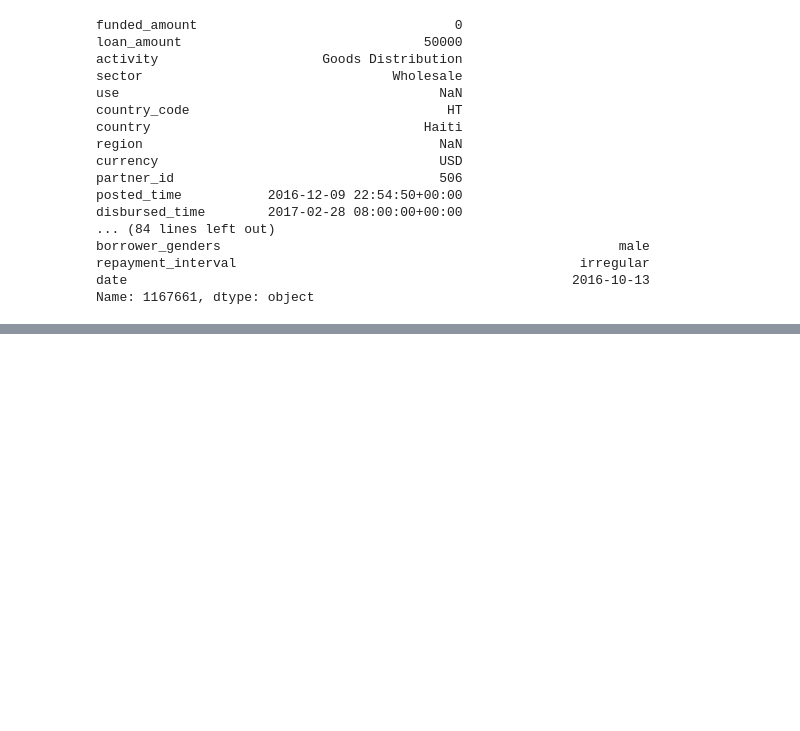
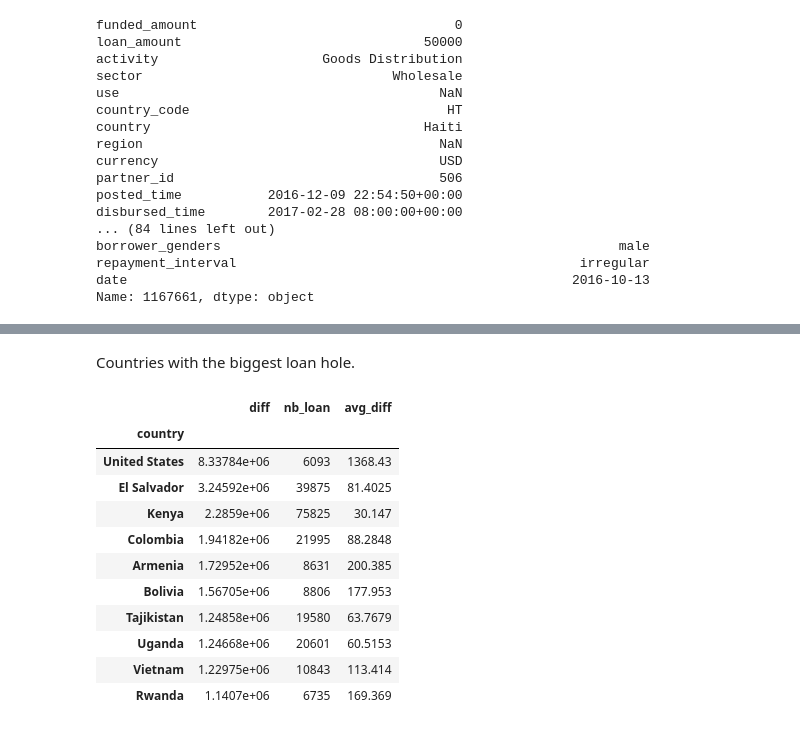
Before and after one commit to mvonwyl/02-kiva, a Jupyter notebook: 00 Kiva dataset exploration.ipynb, the cells around one changed output, grey strips where cells are left out. Cells and saved outputs as stored; diff of their text form; code cells hidden in the pictures; blank space fills up the shorter version.

```diff
--- a/00 Kiva dataset exploration.ipynb
+++ b/00 Kiva dataset exploration.ipynb
@@ -112,0 +111,5 @@ Let's see some statistics on these losses (mean, variance, distribution per coun
+# %%
+for country in kldf["country"].unique():
+    if country not in kldf[mask]["country"].unique():
+        nb_loan = np.sum(kldf["country"] == country)
+        print("{} has {}".format(country,nb_loan))
@@ -112,0 +138,28 @@ Let's see some statistics on these losses (mean, variance, distribution per coun
+# %%
+hole_country_df = pd.DataFrame(columns=["country", "diff", "nb_loan", "avg_diff"])
+hole_country_df["country"] = kldf[mask]["country"].unique()
+hole_country_df.set_index("country",inplace=True)
+for country in kldf[mask]["country"].unique():
+    cmask = kldf["country"] == country
+    nb_loan = np.sum(cmask)
+    total_diff = np.sum(np.abs(kldf[cmask]["loan_amount"] - kldf[cmask]["funded_amount"]))
+    hole_country_df.at[country,"diff"] = total_diff
+    hole_country_df.at[country,"nb_loan"] = nb_loan
+    hole_country_df.at[country,"avg_diff"] = total_diff / nb_loan
+# %% [markdown]
+Countries with the biggest loan hole.
+# %%
+hole_country_df.sort_values(by="diff",ascending=False).head(10)
+# %% [output]
+|  | diff | nb_loan | avg_diff |
+| country |  |  |  |
+| United States | 8.33784e+06 | 6093 | 1368.43 |
+| El Salvador | 3.24592e+06 | 39875 | 81.4025 |
+| Kenya | 2.2859e+06 | 75825 | 30.147 |
+| Colombia | 1.94182e+06 | 21995 | 88.2848 |
+| Armenia | 1.72952e+06 | 8631 | 200.385 |
+| Bolivia | 1.56705e+06 | 8806 | 177.953 |
+| Tajikistan | 1.24858e+06 | 19580 | 63.7679 |
+| Uganda | 1.24668e+06 | 20601 | 60.5153 |
+| Vietnam | 1.22975e+06 | 10843 | 113.414 |
+| Rwanda | 1.1407e+06 | 6735 | 169.369 |
```
Also changed, not shown: parts of 19 cells of this notebook.
